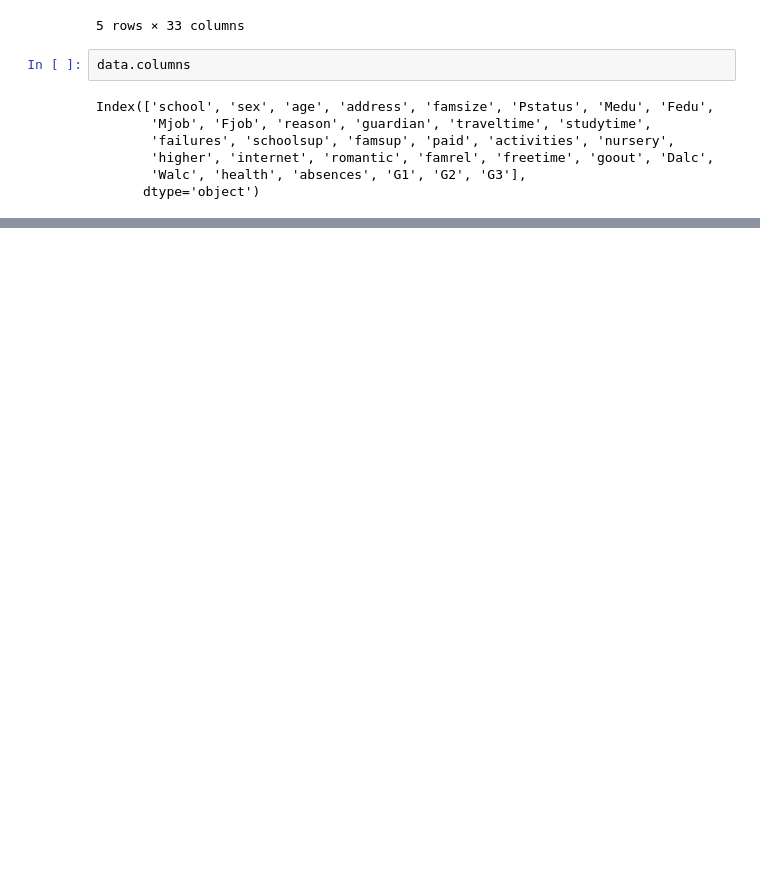
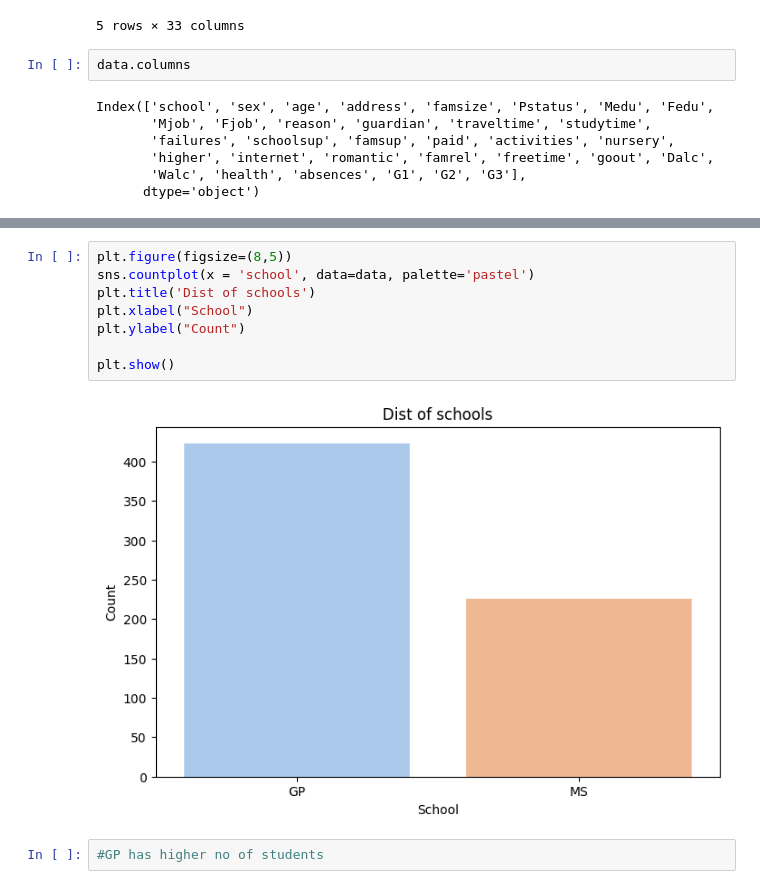
Before and after one commit to Harshadachaudhariii/Student_Performance_Analysis, a Jupyter notebook: student_performance_analysis.ipynb, the cells around one changed output, grey strips where cells are left out. Cells and saved outputs as stored; diff of their text form; blank space fills up the shorter version.

```diff
--- a/student_performance_analysis.ipynb
+++ b/student_performance_analysis.ipynb
@@ -96,0 +151,12 @@ Index(['school', 'sex', 'age', 'address', 'famsize', 'Pstatus', 'Medu', 'Fedu',
+# %%
+plt.figure(figsize=(8,5))
+sns.countplot(x = 'school', data=data, palette='pastel')
+plt.title('Dist of schools')
+plt.xlabel("School")
+plt.ylabel("Count")
+
+plt.show()
+# %% [output]
+[figure, added]
+# %%
+#GP has higher no of students
```
Also changed, not shown: parts of 40 cells of this notebook.
